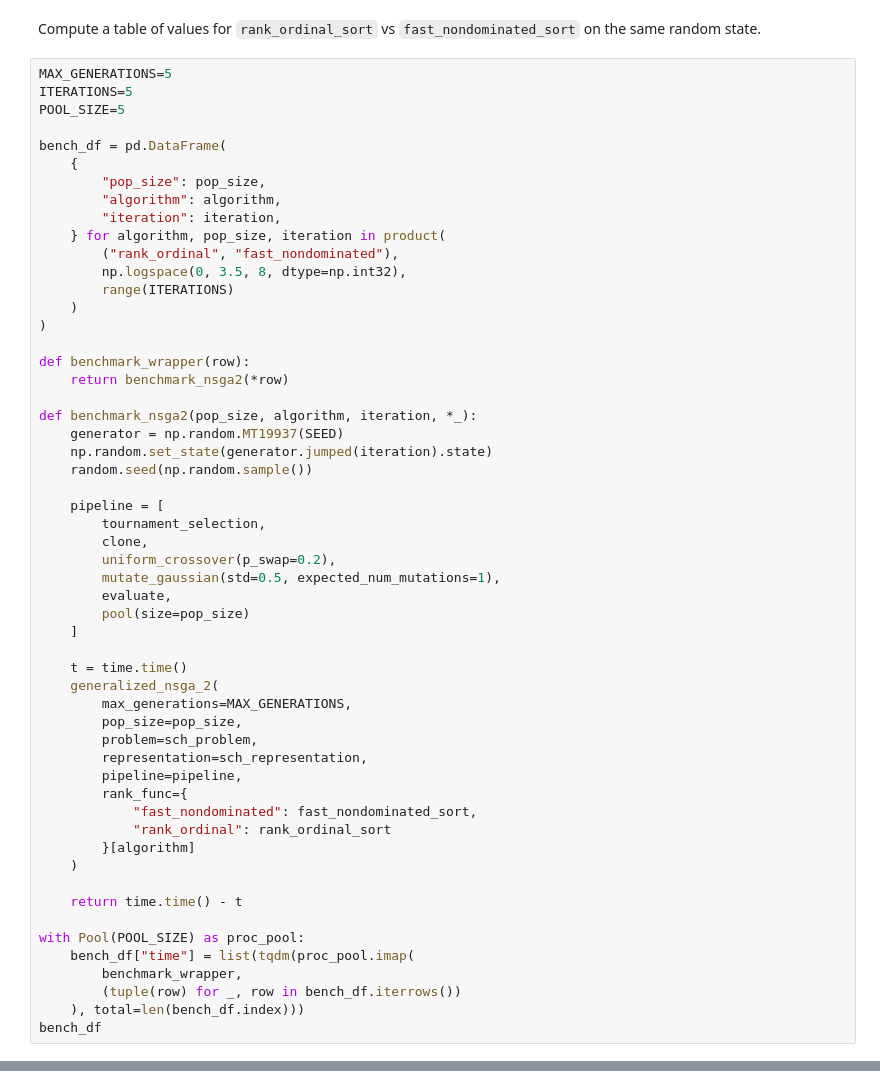
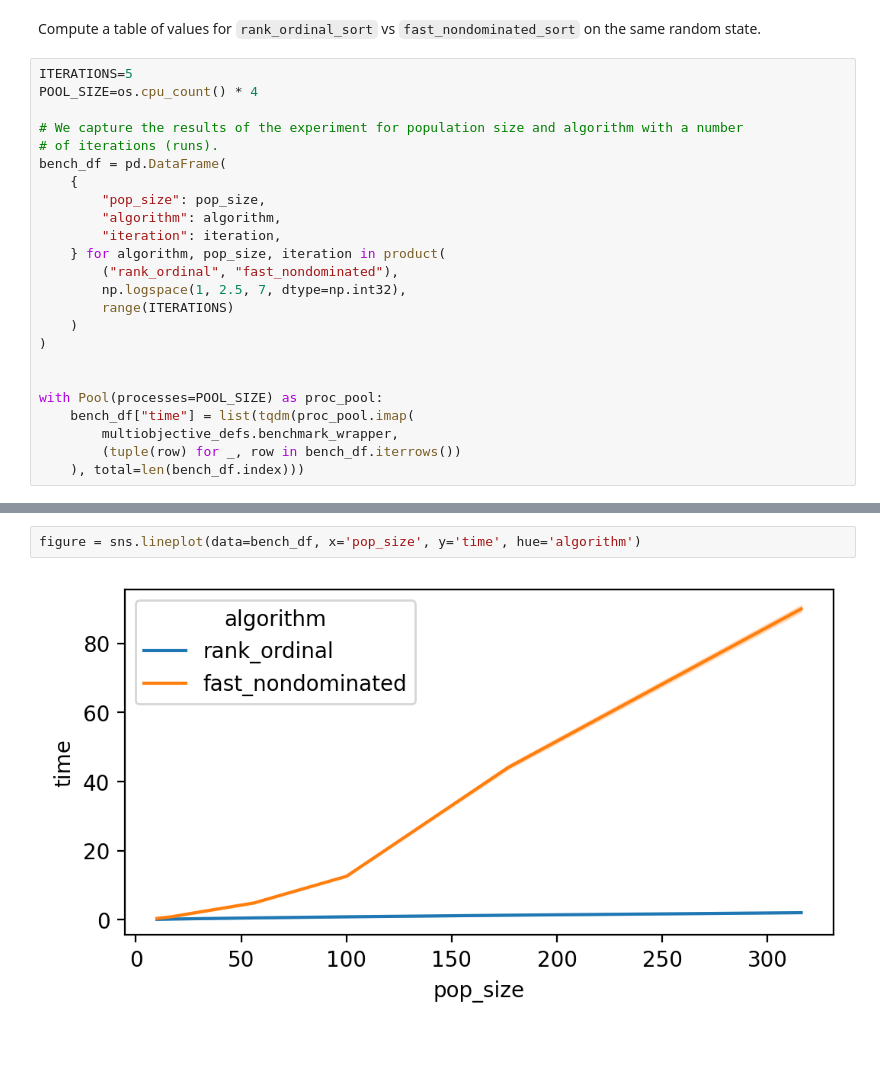
Before and after one commit to AureumChaos/LEAP, a Jupyter notebook: examples/advanced/multiobjective_comparison.ipynb, the cells around one changed output, grey strips where cells are left out. Cells and saved outputs as stored; diff of their text form; blank space fills up the shorter version.

Commit message:
Finally have the NSGA-II notebooks sorted.

```diff
--- a/examples/advanced/multiobjective_comparison.ipynb
+++ b/examples/advanced/multiobjective_comparison.ipynb
@@ -110,10 +112,11 @@ np.testing.assert_array_equal(ros_fitnesses, fnd_fitnesses)
 # %% [markdown]
 Compute a table of values for `rank_ordinal_sort` vs `fast_nondominated_sort` on the same random state.
 # %%
-MAX_GENERATIONS=5
 ITERATIONS=5
-POOL_SIZE=5
+POOL_SIZE=os.cpu_count() * 4
 
+# We capture the results of the experiment for population size and algorithm with a number
+# of iterations (runs).
 bench_df = pd.DataFrame(
     {
         "pop_size": pop_size,
@@ -121,46 +124,14 @@ bench_df = pd.DataFrame(
         "iteration": iteration,
     } for algorithm, pop_size, iteration in product(
         ("rank_ordinal", "fast_nondominated"),
-        np.logspace(0, 3.5, 8, dtype=np.int32),
+        np.logspace(1, 2.5, 7, dtype=np.int32),
         range(ITERATIONS)
     )
 )
 
-def benchmark_wrapper(row):
-    return benchmark_nsga2(*row)
 
-def benchmark_nsga2(pop_size, algorithm, iteration, *_):
-    generator = np.random.MT19937(SEED)
-    np.random.set_state(generator.jumped(iteration).state)
-    random.seed(np.random.sample())
-
-    pipeline = [
-        tournament_selection,
-        clone,
-        uniform_crossover(p_swap=0.2),
-        mutate_gaussian(std=0.5, expected_num_mutations=1),
-        evaluate,
-        pool(size=pop_size)
-    ]
-
-    t = time.time()
-    generalized_nsga_2(
-        max_generations=MAX_GENERATIONS,
-        pop_size=pop_size,
-        problem=sch_problem,
-        representation=sch_representation,
-        pipeline=pipeline,
-        rank_func={
-            "fast_nondominated": fast_nondominated_sort,
-            "rank_ordinal": rank_ordinal_sort
-        }[algorithm]
-    )
-
-    return time.time() - t
-
-with Pool(POOL_SIZE) as proc_pool:
+with Pool(processes=POOL_SIZE) as proc_pool:
     bench_df["time"] = list(tqdm(proc_pool.imap(
-        benchmark_wrapper,
+        multiobjective_defs.benchmark_wrapper,
         (tuple(row) for _, row in bench_df.iterrows())
     ), total=len(bench_df.index)))
-bench_df
@@ -177,0 +170,4 @@ ax.grid()
+# %%
+figure = sns.lineplot(data=bench_df, x='pop_size', y='time', hue='algorithm')
+# %% [output]
+[figure, added]
```
Also changed, not shown: parts of 7 cells of this notebook, 1 other file.
